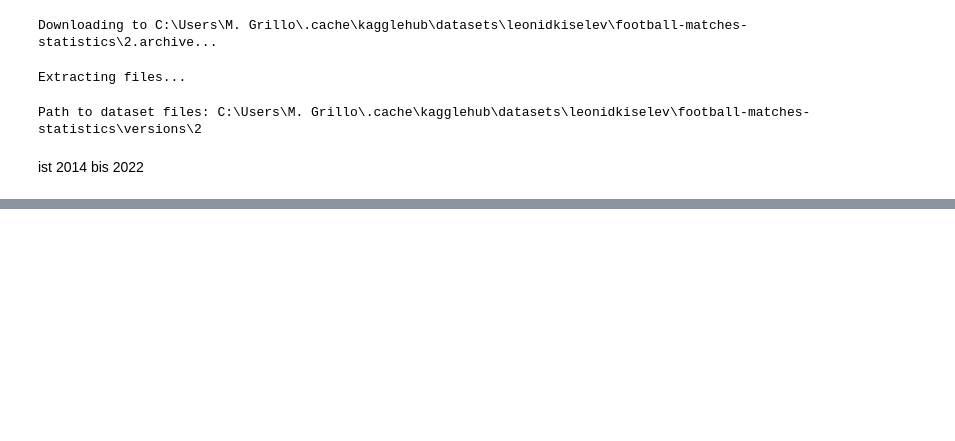
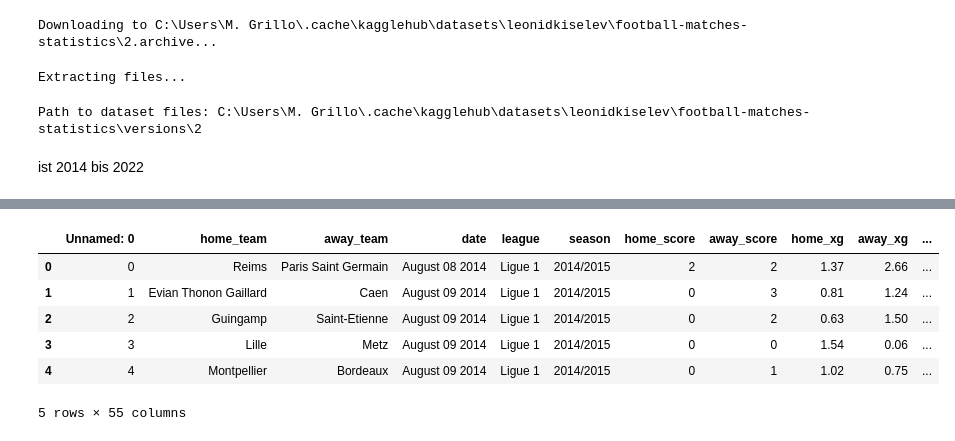
Before and after one commit to magrimuc/prj-2-eda-sql-football-matches-statistics, a Jupyter notebook: MartinsNotebook.ipynb, the cells around one changed output, grey strips where cells are left out. Drawn from its saved outputs; the diff is of its cells as text; code cells hidden in the pictures; blank space fills up the shorter version.

```diff
--- a/MartinsNotebook.ipynb
+++ b/MartinsNotebook.ipynb
@@ -100,0 +184,10 @@ df_matches_bl
+# %%
+ df.head()
+# %% [output]
+|  | Unnamed: 0 | home_team | away_team | date | league | season | home_score | away_score | home_xg | away_xg | ... |
+| 0 | 0 | Reims | Paris Saint Germain | August 08 2014 | Ligue 1 | 2014/2015 | 2 | 2 | 1.37 | 2.66 | ... |
+| 1 | 1 | Evian Thonon Gaillard | Caen | August 09 2014 | Ligue 1 | 2014/2015 | 0 | 3 | 0.81 | 1.24 | ... |
+| 2 | 2 | Guingamp | Saint-Etienne | August 09 2014 | Ligue 1 | 2014/2015 | 0 | 2 | 0.63 | 1.50 | ... |
+| 3 | 3 | Lille | Metz | August 09 2014 | Ligue 1 | 2014/2015 | 0 | 0 | 1.54 | 0.06 | ... |
+| 4 | 4 | Montpellier | Bordeaux | August 09 2014 | Ligue 1 | 2014/2015 | 0 | 1 | 1.02 | 0.75 | ... |
+5 rows × 55 columns
```
Also changed, not shown: parts of 16 cells of this notebook.
